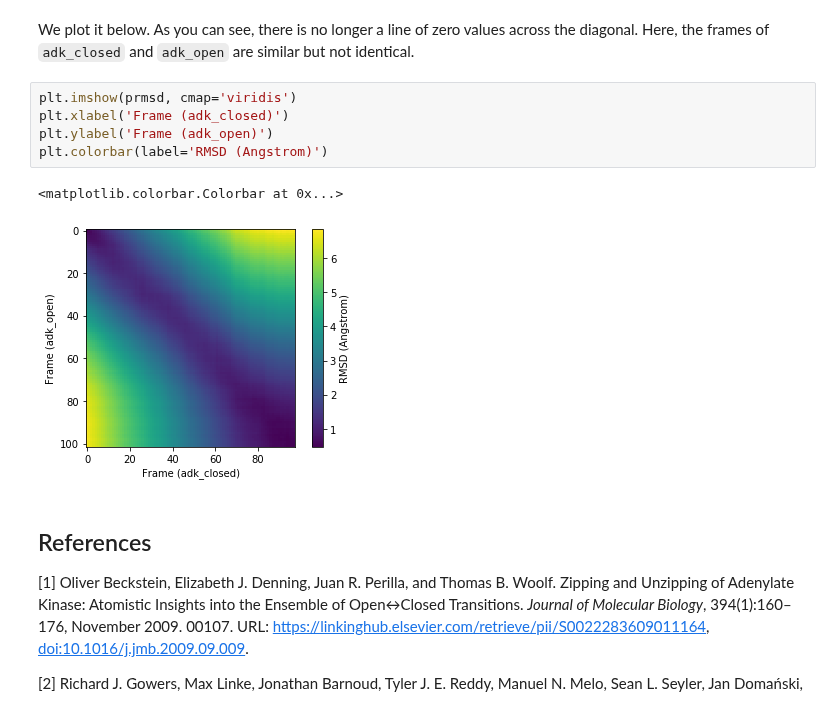
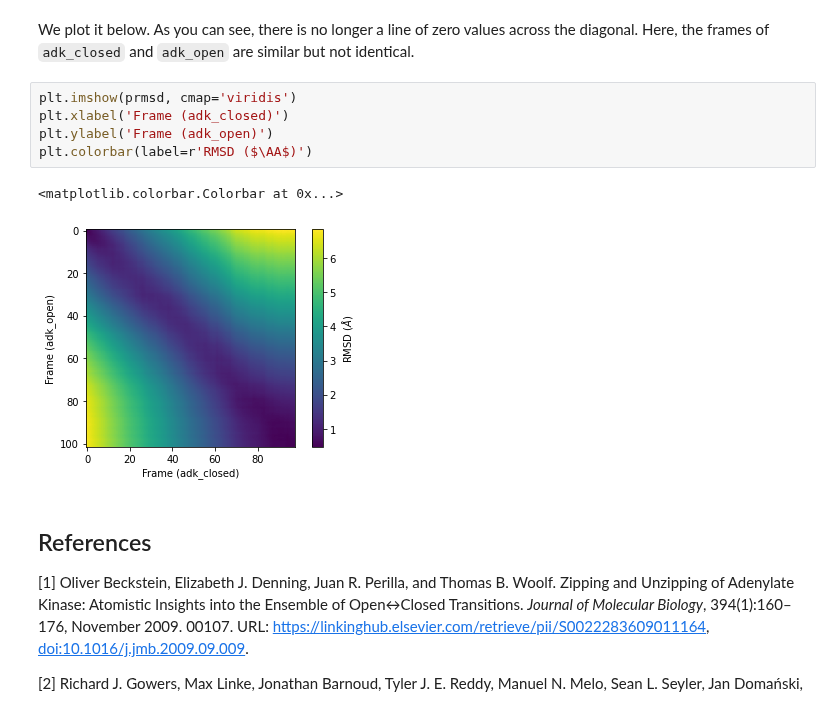
Before and after one commit to MDAnalysis/UserGuide, a Jupyter notebook: doc/source/examples/analysis/alignment_and_rms/pairwise_rmsd.ipynb, the cells around one changed output. Saved outputs shown, nothing was run; the diff lists cells and outputs as text.

```diff
--- a/doc/source/examples/analysis/alignment_and_rms/pairwise_rmsd.ipynb
+++ b/doc/source/examples/analysis/alignment_and_rms/pairwise_rmsd.ipynb
@@ -97,11 +94,11 @@ We plot it below. As you can see, there is no longer a line of zero values acros
 # %%
 plt.imshow(prmsd, cmap='viridis')
 plt.xlabel('Frame (adk_closed)')
 plt.ylabel('Frame (adk_open)')
-plt.colorbar(label='RMSD (Angstrom)')
+plt.colorbar(label=r'RMSD ($\AA$)')
 # %% [output]
 <matplotlib.colorbar.Colorbar at 0x...>
-[figure, old version]
+[figure, new version]
 # %% [markdown]
 ## References
 
```
Also changed, not shown: parts of 4 cells of this notebook, 2 other files.
